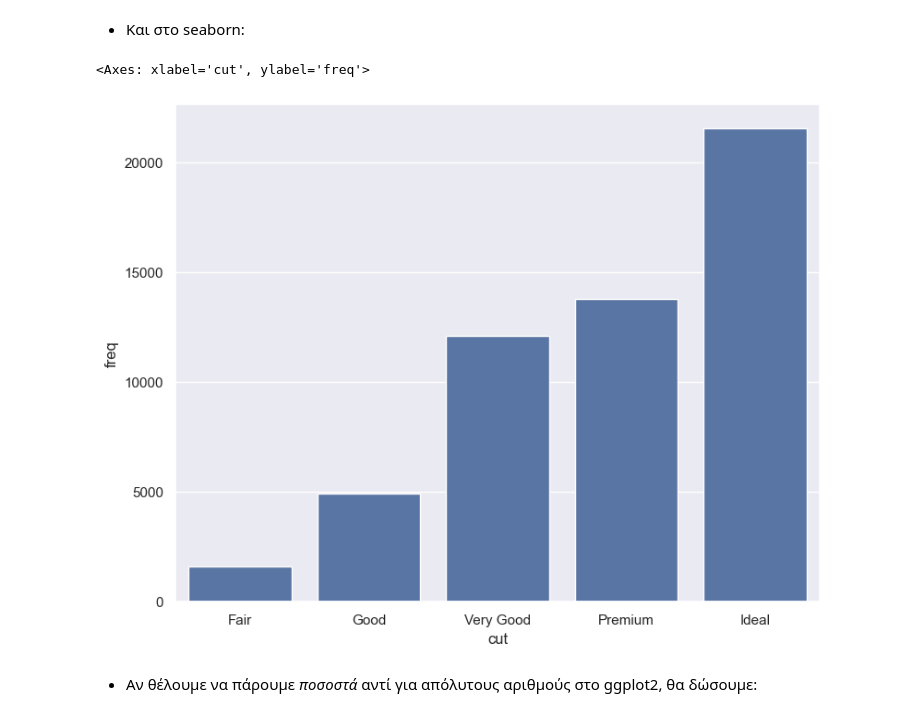
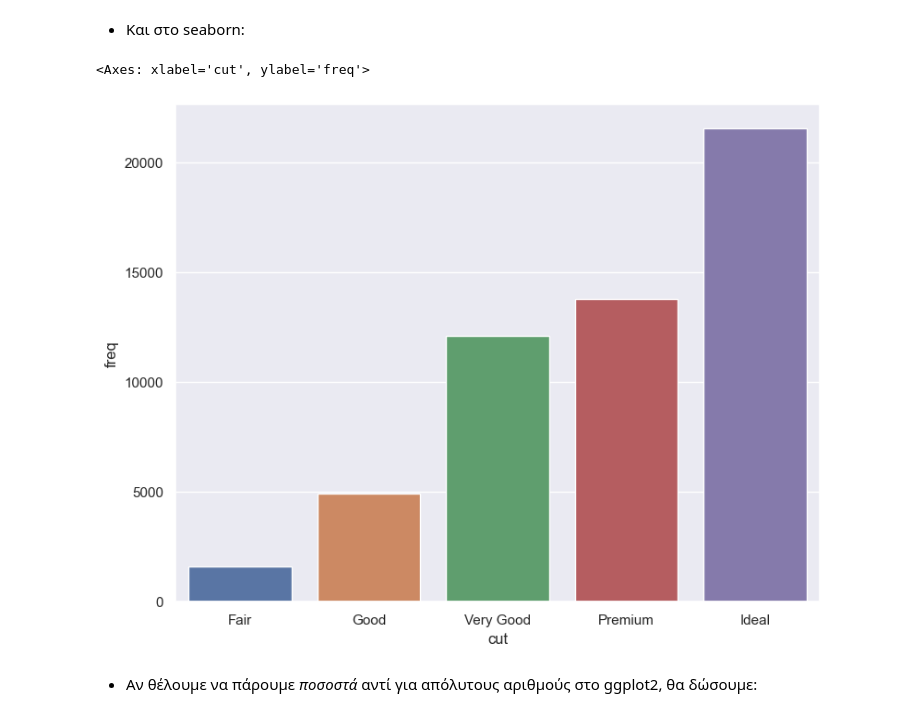
Before and after one commit to chrtsolkas/HY5_1_Data_Science_ML_Python, a Jupyter notebook: week2/06_ggplot2_seaborn_2.ipynb, the cells around one changed output. Drawn from its saved outputs; the diff is of its cells as text; code cells hidden in the pictures.

```diff
--- a/week2/06_ggplot2_seaborn_2.ipynb
+++ b/week2/06_ggplot2_seaborn_2.ipynb
@@ -85,10 +85,10 @@ ggplot(data=counted) + \
 # %% [markdown]
 * Και στο seaborn:
 # %%
-sns.barplot(x='cut', y='freq', data=counted)
+sns.barplot(x='cut', y='freq', hue='cut', data=counted)
 # %% [output]
 <Axes: xlabel='cut', ylabel='freq'>
-[figure, old version]
+[figure, new version]
 # %% [markdown]
 * Αν θέλουμε να πάρουμε *ποσοστά* αντί για απόλυτους αριθμούς στο ggplot2, θα δώσουμε:
 # %%
```
Also changed, not shown: parts of 4 cells of this notebook.
